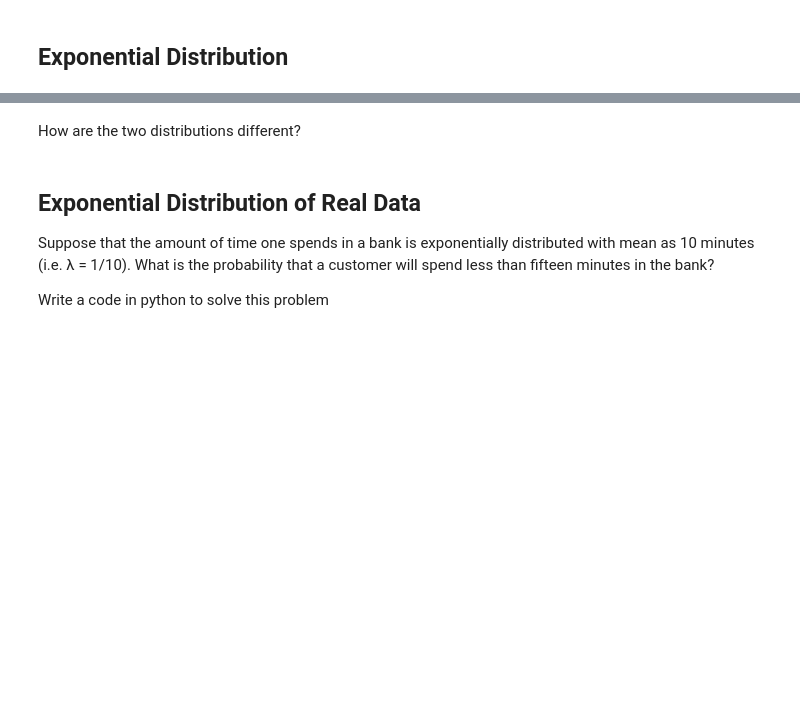
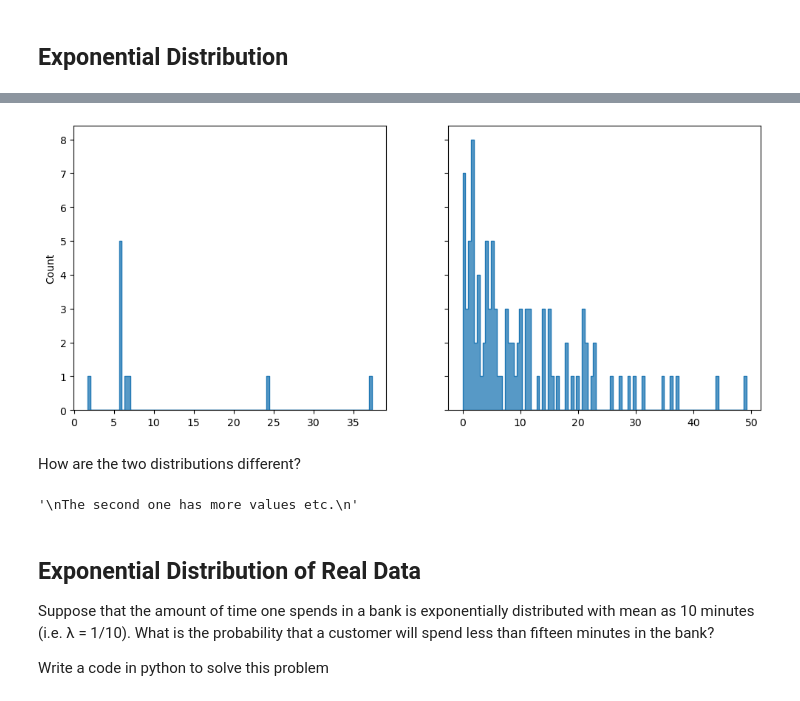
Before and after one commit to Ironhack-Data-Madrid-Octubre-2023/6.1-lab_continuous_probability_distributions, a Jupyter notebook: your-code/main.ipynb, the cells around one changed output, grey strips where cells are left out. Cells and saved outputs as stored; diff of their text form; code cells hidden in the pictures; blank space fills up the shorter version.

```diff
--- a/your-code/main.ipynb
+++ b/your-code/main.ipynb
@@ -195,7 +198,23 @@ Your output should look like below:
+# %%
+rand_1 = np.random.exponential(10, 10)
+rand_2 = np.random.exponential(10, 100)
+
+
+fig, axs = plt.subplots(1, 2, figsize=(12, 5), sharey=True)
+
+sns.histplot(rand_1, bins=100, element='step', ax=axs[0])
+sns.histplot(rand_2, bins=100, element='step', ax=axs[1]);
+# %% [output]
+[figure, added]
 # %% [markdown]
 How are the two distributions different?
 # %%
 # your answer here
+'''
+The second one has more values etc.
+'''
+# %% [output]
+'\nThe second one has more values etc.\n'
 # %% [markdown]
 ## Exponential Distribution of Real Data
 
```
Also changed, not shown: parts of 9 cells of this notebook.
